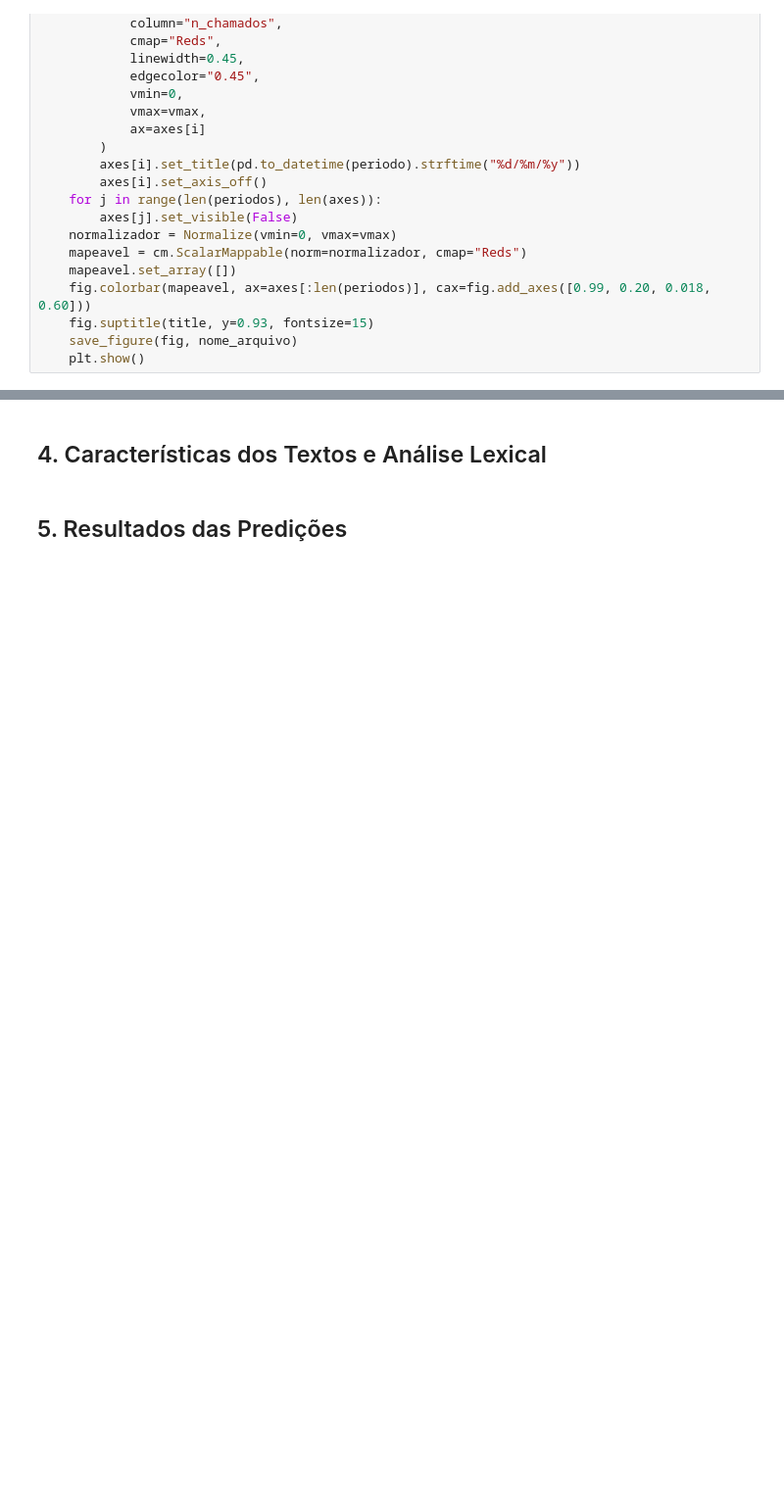
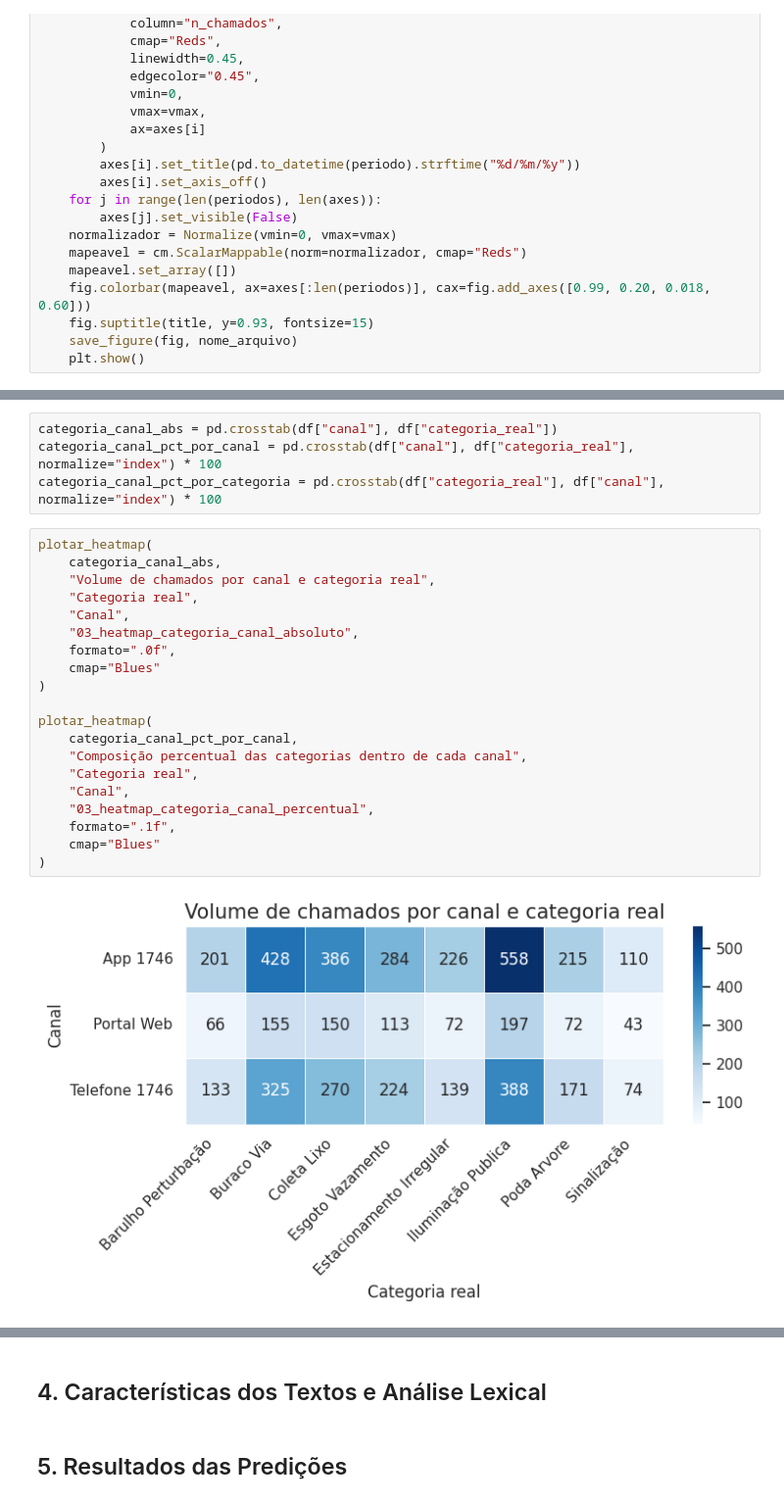
Before and after one commit to iaracastro/desafio-cientista-dados-junior-ia-pref, a Jupyter notebook: notebooks/aedv.ipynb, the cells around one changed output, grey strips where cells are left out. Shown at 98% size. Cells and saved outputs as stored; diff of their text form; blank space fills up the shorter version.

```diff
--- a/notebooks/aedv.ipynb
+++ b/notebooks/aedv.ipynb
@@ -462,0 +561,26 @@ plotar_evolucao_mensal_bairros(
+# %%
+categoria_canal_abs = pd.crosstab(df["canal"], df["categoria_real"])
+categoria_canal_pct_por_canal = pd.crosstab(df["canal"], df["categoria_real"], normalize="index") * 100
+categoria_canal_pct_por_categoria = pd.crosstab(df["categoria_real"], df["canal"], normalize="index") * 100
+# %%
+plotar_heatmap(
+    categoria_canal_abs,
+    "Volume de chamados por canal e categoria real",
+    "Categoria real",
+    "Canal",
+    "03_heatmap_categoria_canal_absoluto",
+    formato=".0f",
+    cmap="Blues"
+)
+
+plotar_heatmap(
+    categoria_canal_pct_por_canal,
+    "Composição percentual das categorias dentro de cada canal",
+    "Categoria real",
+    "Canal",
+    "03_heatmap_categoria_canal_percentual",
+    formato=".1f",
+    cmap="Blues"
+)
+# %% [output]
+[figure, added]
```
Also changed, not shown: parts of 15 cells of this notebook.
